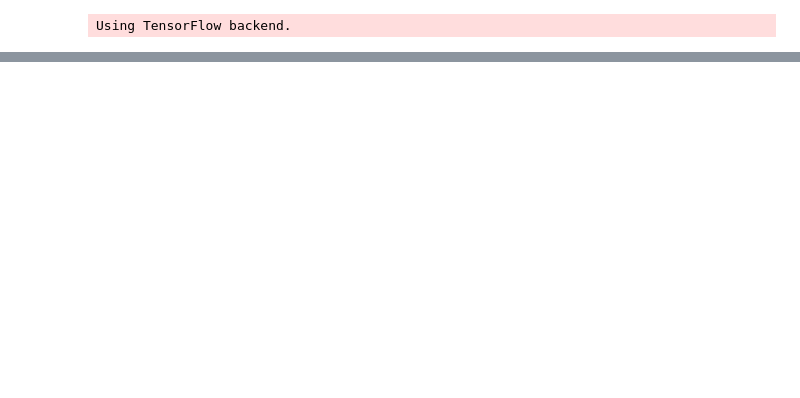
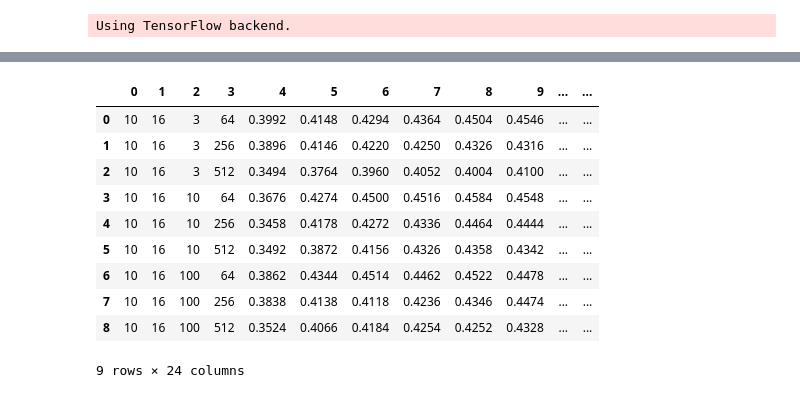
Before and after one commit to robertahunt/Twitter-Airline-Sentiment-Analysis, a Jupyter notebook: playground/Simple LSTM .ipynb, the cells around one changed output, grey strips where cells are left out. Saved outputs shown, nothing was run; the diff lists cells and outputs as text; code cells hidden in the pictures; blank space fills up the shorter version.

```diff
--- a/playground/Simple LSTM .ipynb
+++ b/playground/Simple LSTM .ipynb
@@ -81,3 +35,0 @@ print(Xtest.shape,ytest.shape)
-# %%
-batch_size = 512
-history = model.fit(Xtrain, ytrain, epochs = 10, batch_size=batch_size, validation_data=(Xval, yval))
@@ -105,0 +36,36 @@ array([], shape=(10000, 0), dtype=int32)
+# %%
+max_features = 1000
+embed_dim = 128
+lstm_out = 196
+batch_size = 512
+nepochs=10
+res = []
+from tqdm import tqdm
+with tqdm(total=2*3*4*3) as pbar:
+  for max_features in [100,1000]:
+    for embed_dim in [16,64,128]:
+      for lstm_out in [3,10,100,196]:
+        for batch_size in [64,256,512]:
+          word_tokenizer = Tokenizer(num_words=max_features, split=' ')
+          word_tokenizer.fit_on_texts(train['text'].values.tolist() + val['text'].values.tolist() + test['text'].values.tolist())
+
+
+          X = word_tokenizer.texts_to_sequences(train['text'].values.tolist() + val['text'].values.tolist() + test['text'].values.tolist())
+          X = pad_sequences(X)
+          Xtrain = X[:len(train)]
+          Xval = X[len(train):len(train)+len(val)]
+          Xtest = X[len(train)+len(val):]
+
+
+
+          model = Sequential()
+          model.add(Embedding(max_features, embed_dim,input_length = Xtrain.shape[1]))
+          model.add(LSTM(lstm_out, dropout=0.2, recurrent_dropout=0.2))
+          model.add(Dense(3,activation='softmax'))
+          model.compile(loss = 'categorical_crossentropy', optimizer='adam',metrics = ['accuracy'])
+          #print(model.summary())
+
+          history = model.fit(Xtrain, ytrain, epochs = nepochs, batch_size=batch_size, validation_data=(Xval, yval),verbose=False)
+          res += [[max_features,embed_dim,lstm_out,batch_size] + history.history['acc'] + history.history['val_acc']]
+          print([max_features,embed_dim,lstm_out,batch_size] + [np.max(history.history['acc'])] + [np.max(history.history['val_acc'])])
+          pbar.update()
@@ -105,0 +86,14 @@ array([], shape=(10000, 0), dtype=int32)
+# %%
+pd.DataFrame(res)
+# %% [output]
+|  | 0 | 1 | 2 | 3 | 4 | 5 | 6 | 7 | 8 | 9 | ... | ... |
+| 0 | 10 | 16 | 3 | 64 | 0.3992 | 0.4148 | 0.4294 | 0.4364 | 0.4504 | 0.4546 | ... | ... |
+| 1 | 10 | 16 | 3 | 256 | 0.3896 | 0.4146 | 0.4220 | 0.4250 | 0.4326 | 0.4316 | ... | ... |
+| 2 | 10 | 16 | 3 | 512 | 0.3494 | 0.3764 | 0.3960 | 0.4052 | 0.4004 | 0.4100 | ... | ... |
+| 3 | 10 | 16 | 10 | 64 | 0.3676 | 0.4274 | 0.4500 | 0.4516 | 0.4584 | 0.4548 | ... | ... |
+| 4 | 10 | 16 | 10 | 256 | 0.3458 | 0.4178 | 0.4272 | 0.4336 | 0.4464 | 0.4444 | ... | ... |
+| 5 | 10 | 16 | 10 | 512 | 0.3492 | 0.3872 | 0.4156 | 0.4326 | 0.4358 | 0.4342 | ... | ... |
+| 6 | 10 | 16 | 100 | 64 | 0.3862 | 0.4344 | 0.4514 | 0.4462 | 0.4522 | 0.4478 | ... | ... |
+| 7 | 10 | 16 | 100 | 256 | 0.3838 | 0.4138 | 0.4118 | 0.4236 | 0.4346 | 0.4474 | ... | ... |
+| 8 | 10 | 16 | 100 | 512 | 0.3524 | 0.4066 | 0.4184 | 0.4254 | 0.4252 | 0.4328 | ... | ... |
+9 rows × 24 columns
```
Also changed, not shown: parts of 10 cells of this notebook, 11 other files.
